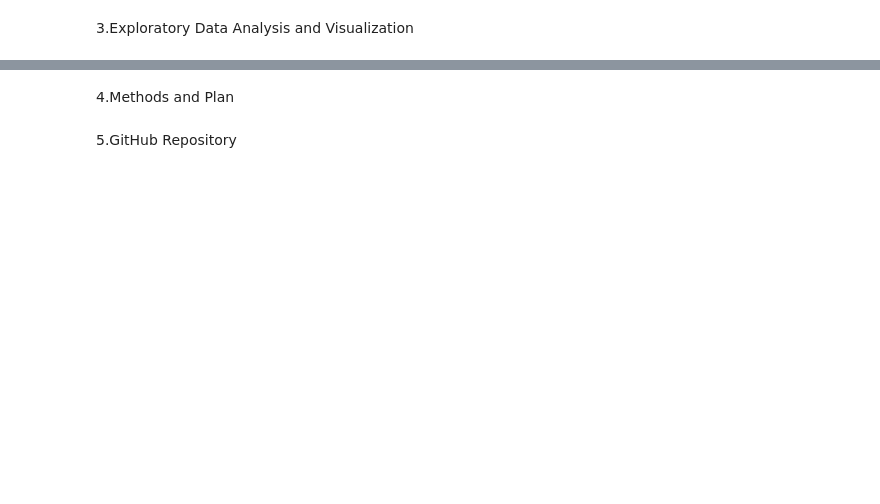
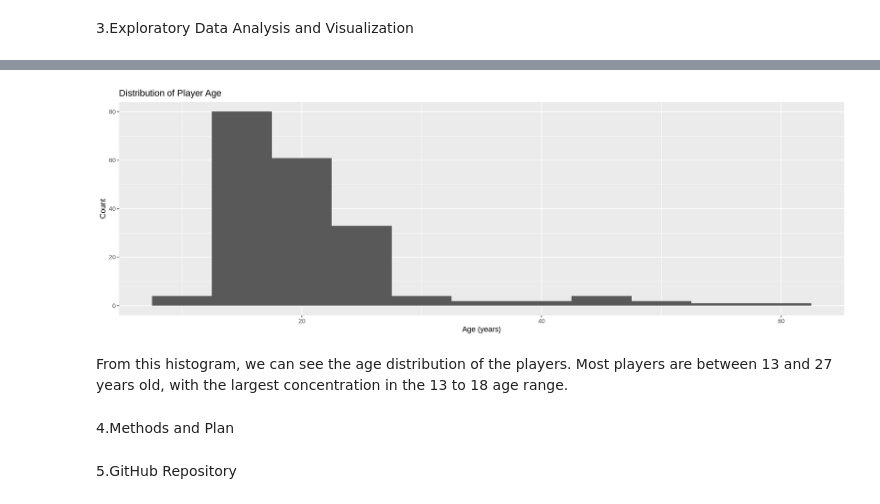
Before and after one commit to zhifou541-stack/26-Elisha-Liu-Individual-Plan, a Jupyter notebook: 26 .ipynb, the cells around one changed output, grey strips where cells are left out. Cells and saved outputs as stored; diff of their text form; code cells hidden in the pictures; blank space fills up the shorter version.

```diff
--- a/26 .ipynb
+++ b/26 .ipynb
@@ -126,2 +130,7 @@ This made me curious whether age also affects a player’s decision to subscribe
 # %% [markdown]
 3.Exploratory Data Analysis and Visualization
+# %%
+library(tidyverse)
+url1='https://drive.google.com/uc?export=download&id=1LGq5BTBDuA8hTXNmLyc1A0I6Q0ifIL6e'
+players<-read_csv(url1)
+head(players)
@@ -127,0 +156,5 @@ This made me curious whether age also affects a player’s decision to subscribe
+# %%
+players_clean<- players |> mutate(subscribe = as.factor(subscribe)) |>
+select(subscribe, Age, played_hours) |>
+drop_na(subscribe, Age, played_hours)
+head(players_clean)
@@ -128,3 +179,12 @@ This made me curious whether age also affects a player’s decision to subscribe
+# %%
+options(repr.plot.width = 15, repr.plot.height = 5)
+players_clean |> ggplot(aes(x = Age)) +
+ geom_histogram(binwidth = 5) +
+  labs( title = "Distribution of Player Age", x = "Age (years)", y = "Count")
+# %% [output]
+[figure, added]
+# %% [markdown]
+From this histogram, we can see the age distribution of the players. Most players are between 13 and 27 years old, with the largest concentration in the 13 to 18 age range.
 # %% [markdown]
 4.Methods and Plan
 # %% [markdown]
```
Also changed, not shown: parts of 13 cells of this notebook.
